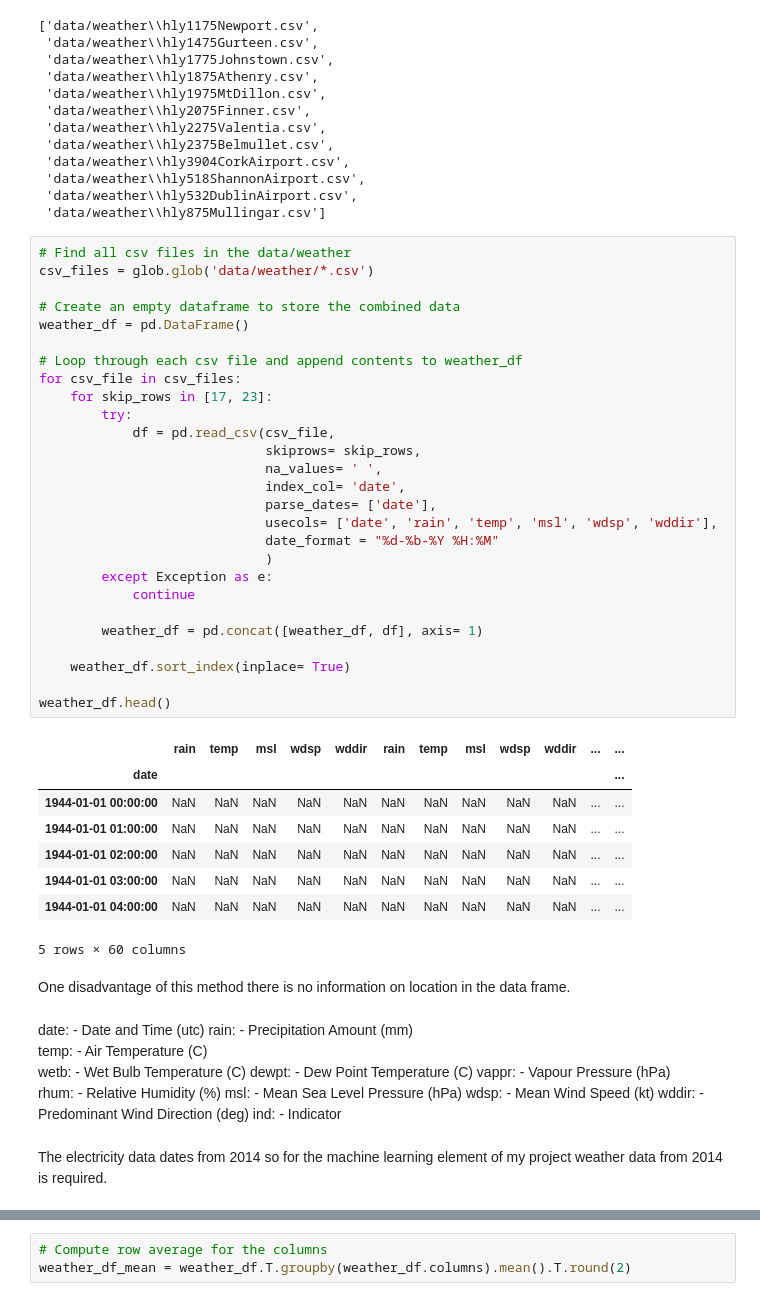
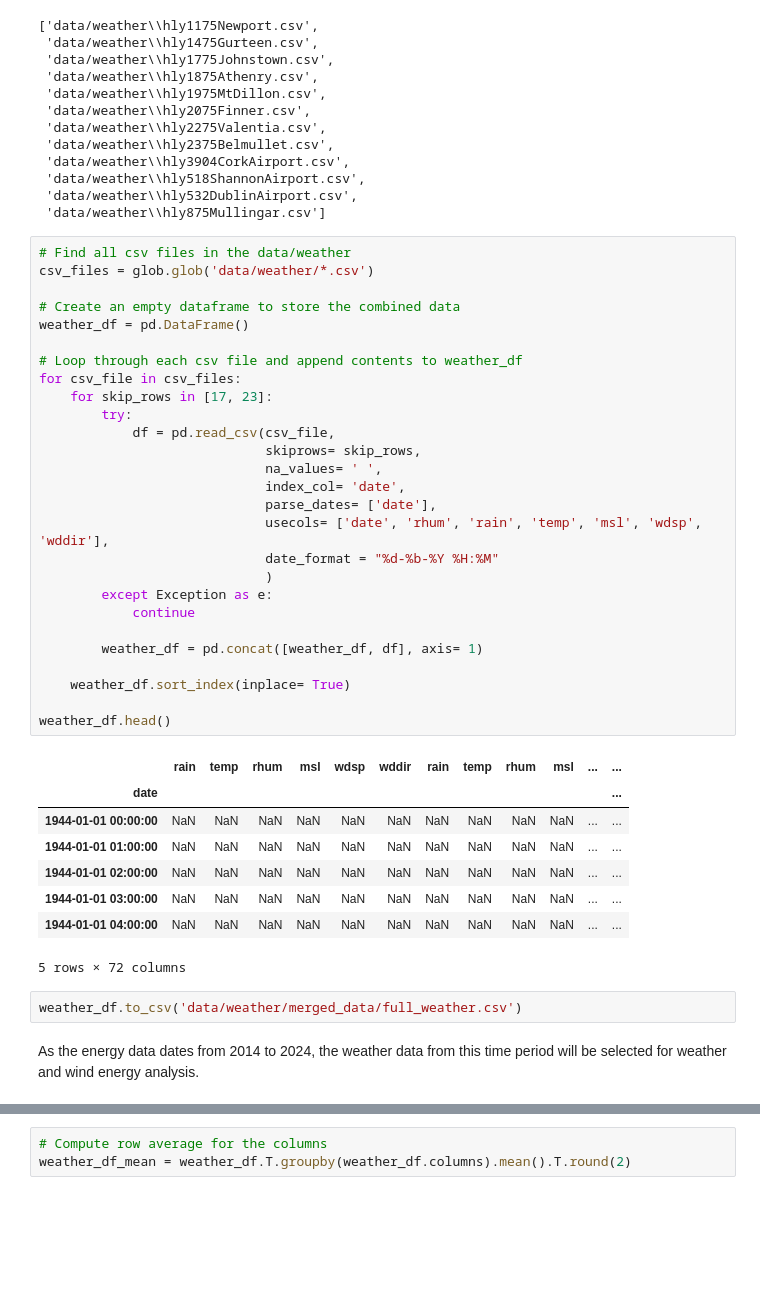
Before and after one commit to IreneKilgannon/PFDA, a Jupyter notebook: PFDA-project/clean_weather.ipynb, the cells around one changed output, grey strips where cells are left out. Saved outputs shown, nothing was run; the diff lists cells and outputs as text; blank space fills up the shorter version.

Commit message:
updating weather data to the latest available, added explanations to clean_weather.df

```diff
--- a/PFDA-project/clean_weather.ipynb
+++ b/PFDA-project/clean_weather.ipynb
@@ -26,55 +33,43 @@ csv_files
 # %%
 # Find all csv files in the data/weather
 csv_files = glob.glob('data/weather/*.csv')
 
 # Create an empty dataframe to store the combined data
 weather_df = pd.DataFrame()
 
 # Loop through each csv file and append contents to weather_df
 for csv_file in csv_files:
     for skip_rows in [17, 23]:
         try:
             df = pd.read_csv(csv_file,
                              skiprows= skip_rows,
                              na_values= ' ',
                              index_col= 'date',
                              parse_dates= ['date'],
-                             usecols= ['date', 'rain', 'temp', 'msl', 'wdsp', 'wddir'],
+                             usecols= ['date', 'rhum', 'rain', 'temp', 'msl', 'wdsp', 'wddir'],
                              date_format = "%d-%b-%Y %H:%M"
                              )
         except Exception as e:
             continue
 
         weather_df = pd.concat([weather_df, df], axis= 1)
 
     weather_df.sort_index(inplace= True)
 
 weather_df.head()
 # %% [output]
-|  | rain | temp | msl | wdsp | wddir | rain | temp | msl | wdsp | wddir | ... | ... |
+|  | rain | temp | rhum | msl | wdsp | wddir | rain | temp | rhum | msl | ... | ... |
 | date |  |  |  |  |  |  |  |  |  |  |  | ... |
 | 1944-01-01 00:00:00 | NaN | NaN | NaN | NaN | NaN | NaN | NaN | NaN | NaN | NaN | ... | ... |
 | 1944-01-01 01:00:00 | NaN | NaN | NaN | NaN | NaN | NaN | NaN | NaN | NaN | NaN | ... | ... |
 | 1944-01-01 02:00:00 | NaN | NaN | NaN | NaN | NaN | NaN | NaN | NaN | NaN | NaN | ... | ... |
 | 1944-01-01 03:00:00 | NaN | NaN | NaN | NaN | NaN | NaN | NaN | NaN | NaN | NaN | ... | ... |
 | 1944-01-01 04:00:00 | NaN | NaN | NaN | NaN | NaN | NaN | NaN | NaN | NaN | NaN | ... | ... |
-5 rows × 60 columns
+5 rows × 72 columns
-# %% [markdown]
-One disadvantage of this method there is no information on location in the data frame.
-# %% [markdown]
-date:  -  Date and Time (utc)
-rain:  -  Precipitation Amount (mm)
-temp:  -  Air Temperature (C)
-wetb:  -  Wet Bulb Temperature (C)
-dewpt: -  Dew Point Temperature (C)
-vappr: -  Vapour Pressure (hPa)
-rhum:  -  Relative Humidity (%)
-msl:   -  Mean Sea Level Pressure (hPa)
-wdsp:  -  Mean Wind Speed (kt)
-wddir: -  Predominant Wind Direction (deg)
-ind:   -  Indicator
-# %% [markdown]
-The electricity data dates from 2014 so for the machine learning element of my project weather data from 2014 is required.
+# %%
+weather_df.to_csv('data/weather/merged_data/full_weather.csv')
+# %% [markdown]
+As the energy data dates from 2014 to 2024, the weather data from this time period will be selected for weather and wind energy analysis.
 # %%
 # Select weather data from 2014.
 weather_df = weather_df['2014' :'2024']
```
Also changed, not shown: parts of 26 cells of this notebook, 15 other files.
